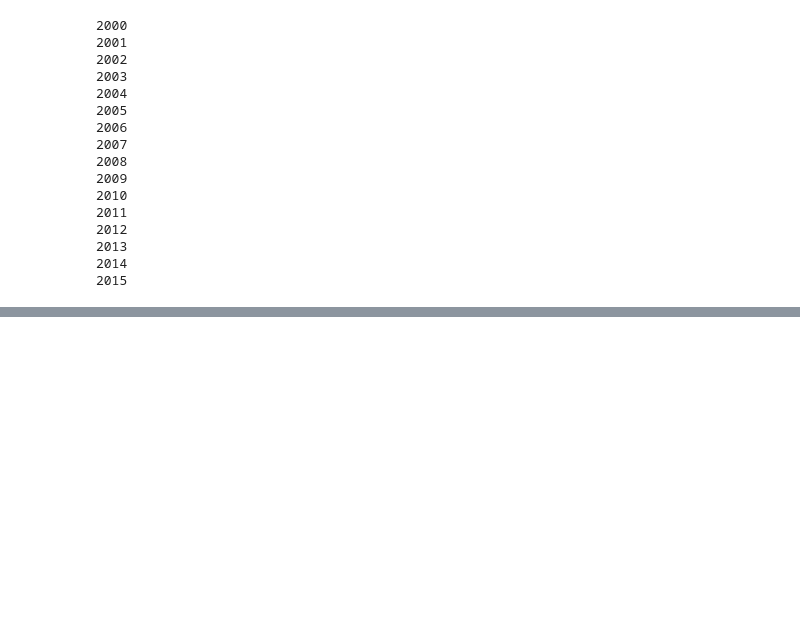
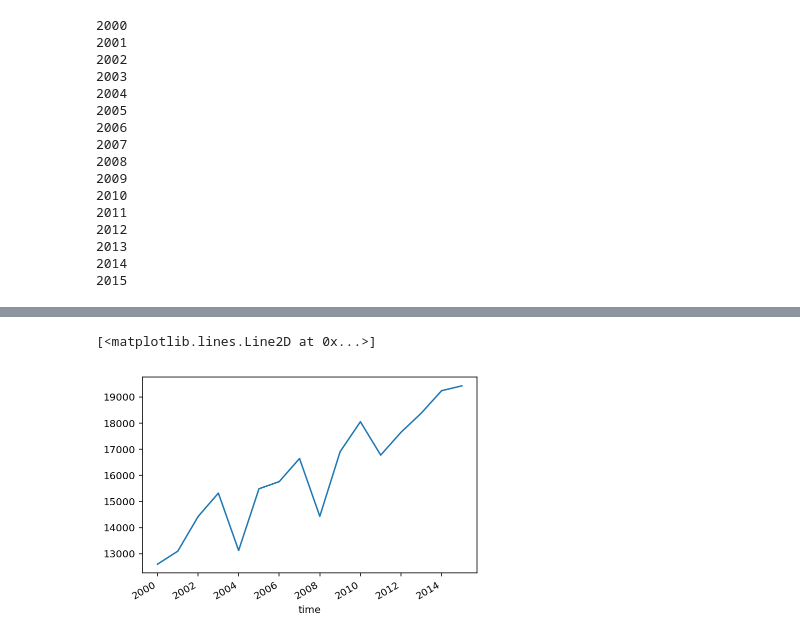
Before and after one commit to mangecoeur/health-climate-exposure, a Jupyter notebook: Calculate Labour capacity loss.ipynb, the cells around one changed output, grey strips where cells are left out. Cells and saved outputs as stored; diff of their text form; code cells hidden in the pictures; blank space fills up the shorter version.

```diff
--- a/Calculate Labour capacity loss.ipynb
+++ b/Calculate Labour capacity loss.ipynb
@@ -149,0 +181,5 @@ lost_cap.mean(dim=['latitude', 'longitude']).plot()
+# %%
+lost_lab_pop_rural.mean(dim=['latitude', 'longitude']).plot()
+# %% [output]
+[<matplotlib.lines.Line2D at 0x...>]
+[figure, added]
```
Also changed, not shown: parts of 30 cells of this notebook, 3 other files.
